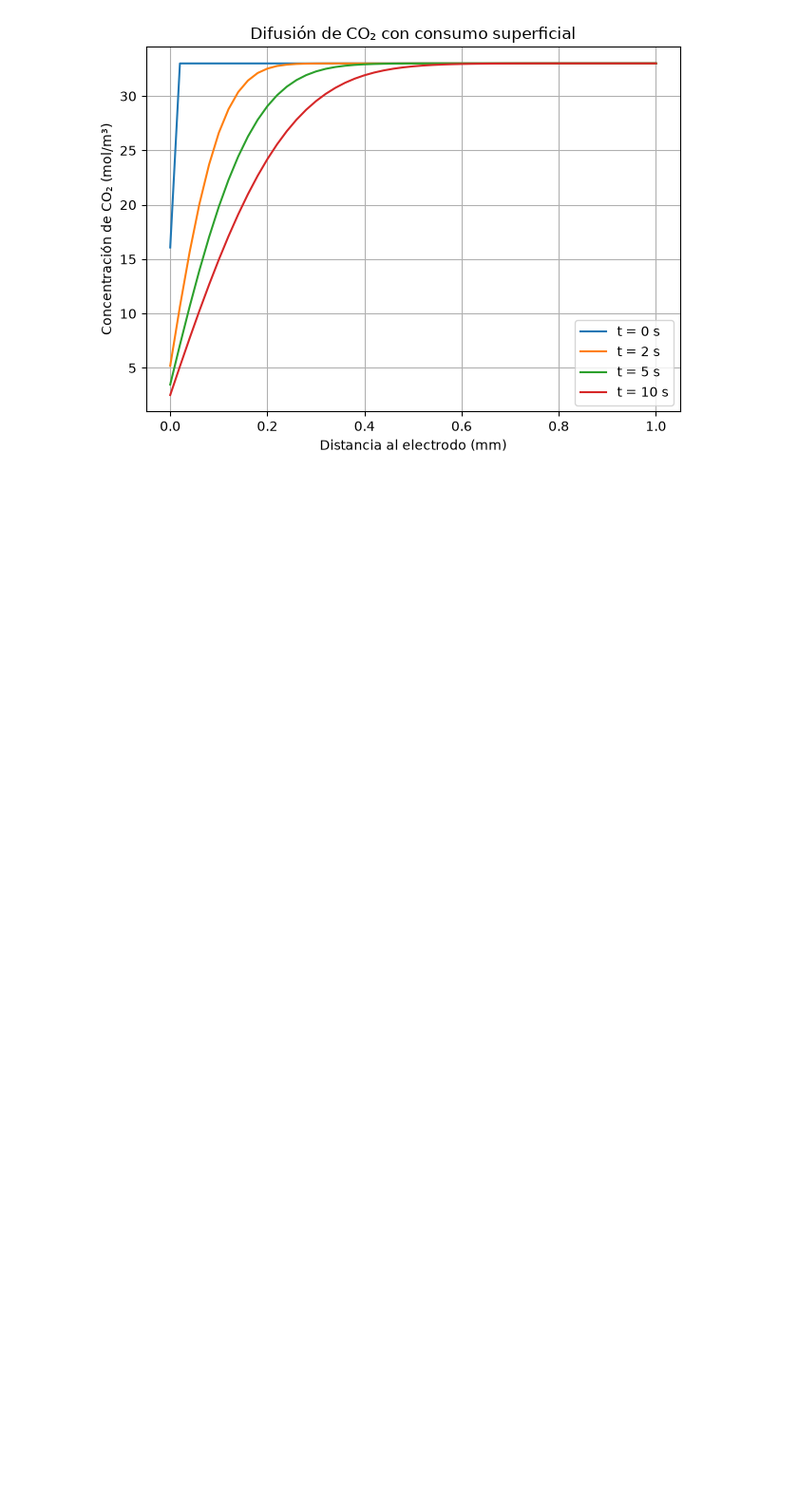
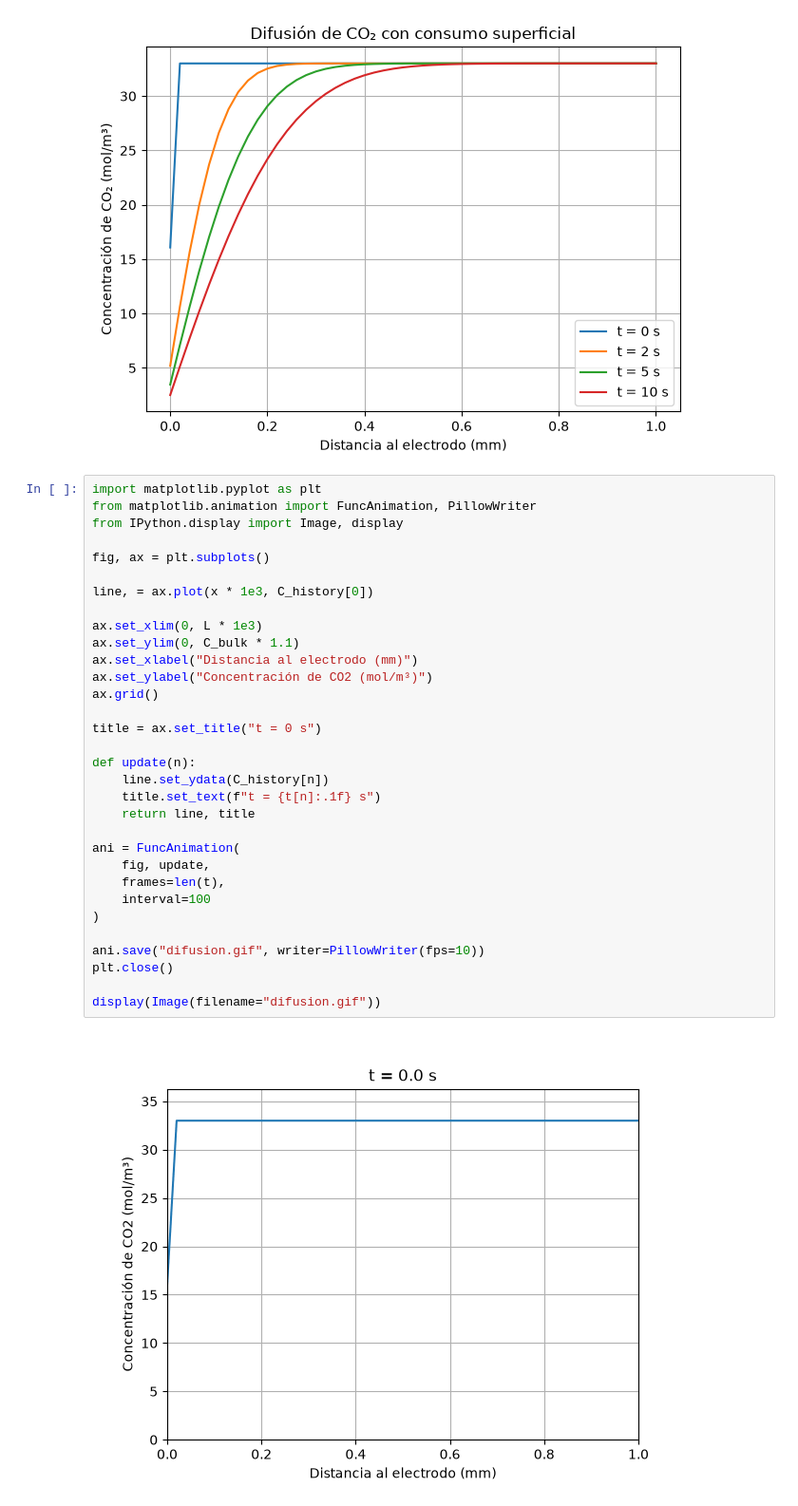
Before and after one commit to jer-vallejo/co2rr-diffusion-model, a Jupyter notebook: modelo.ipynb, the cells around one changed output. Shown at 95% size. Saved outputs shown, nothing was run; the diff lists cells and outputs as text; blank space fills up the shorter version.

```diff
--- a/modelo.ipynb
+++ b/modelo.ipynb
@@ -131,3 +131,37 @@ plt.tight_layout()
 plt.show()
 # %% [output]
 [figure]
+# %%
+import matplotlib.pyplot as plt
+from matplotlib.animation import FuncAnimation, PillowWriter
+from IPython.display import Image, display
+
+fig, ax = plt.subplots()
+
+line, = ax.plot(x * 1e3, C_history[0])
+
+ax.set_xlim(0, L * 1e3)
+ax.set_ylim(0, C_bulk * 1.1)
+ax.set_xlabel("Distancia al electrodo (mm)")
+ax.set_ylabel("Concentración de CO2 (mol/m³)")
+ax.grid()
+
+title = ax.set_title("t = 0 s")
+
+def update(n):
+    line.set_ydata(C_history[n])
+    title.set_text(f"t = {t[n]:.1f} s")
+    return line, title
+
+ani = FuncAnimation(
+    fig, update,
+    frames=len(t),
+    interval=100
+)
+
+ani.save("difusion.gif", writer=PillowWriter(fps=10))
+plt.close()
+
+display(Image(filename="difusion.gif"))
+# %% [output]
+[figure, added]
```
Also changed, not shown: parts of 3 cells of this notebook, 1 other file.
